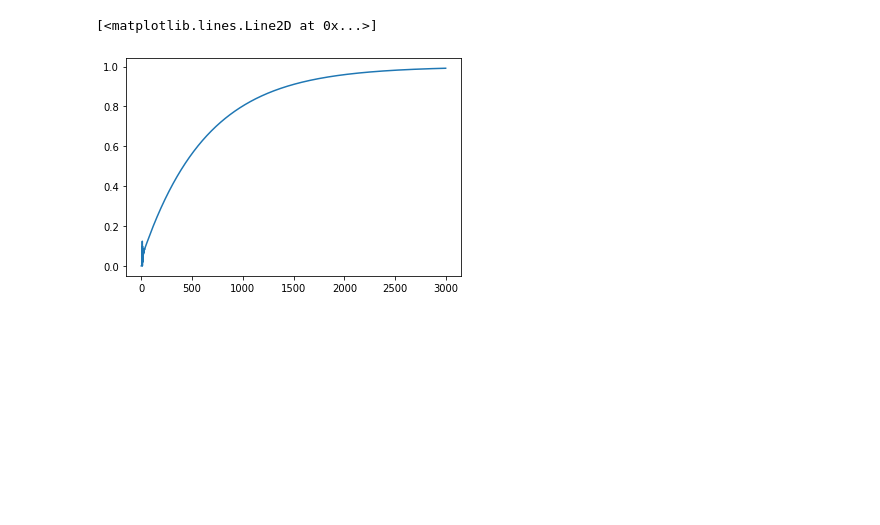
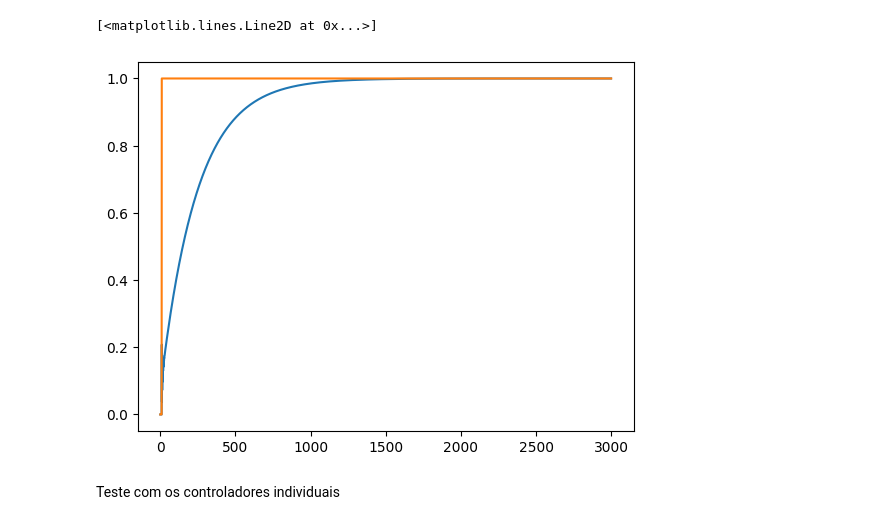
Before and after one commit to JoaoYukio/PCO119, a Jupyter notebook: Parte_Max/simulacaoControle/visualizacao.ipynb, the cells around one changed output. Cells and saved outputs as stored; diff of their text form; code cells hidden in the pictures; blank space fills up the shorter version.

```diff
--- a/Parte_Max/simulacaoControle/visualizacao.ipynb
+++ b/Parte_Max/simulacaoControle/visualizacao.ipynb
@@ -2521,6 +16,14 @@ arrPI = fI.read().split(',')
 len(arrPI)
 arrPI = arrPI[:len(arrPI)-2]#O ultimo carectere é um espaço em branco
 arrPI = [float(x) for x in arrPI]
+# %%
+#Cria um degrau
+deg  = []
+for i in range(0,3000):
+    if i < 10:
+        deg.append(0)
+    else:
+        deg.append(1)
 # %%
 plt.plot(arrPI)
 # %% [output]
@@ -2529,5 +32,8 @@ plt.plot(arrPI)
 # %%
 plt.plot(arrPD)
+plt.plot(deg)
 # %% [output]
 [<matplotlib.lines.Line2D at 0x...>]
-[figure, old version]
+[figure, new version]
+# %% [markdown]
+Teste com os controladores individuais
```
Also changed, not shown: parts of 39 cells of this notebook, 6 other files.
